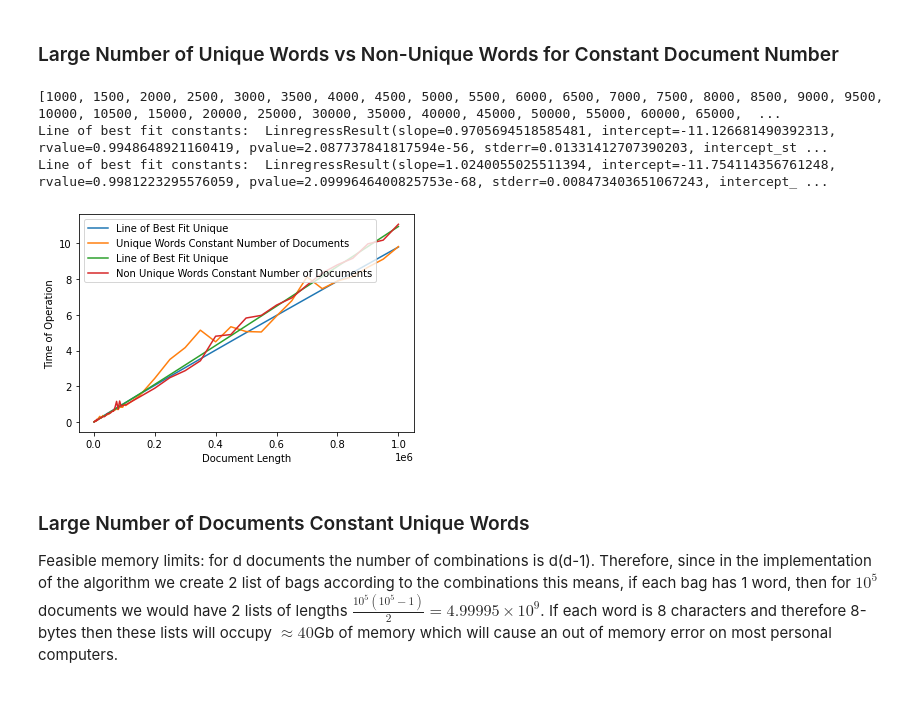
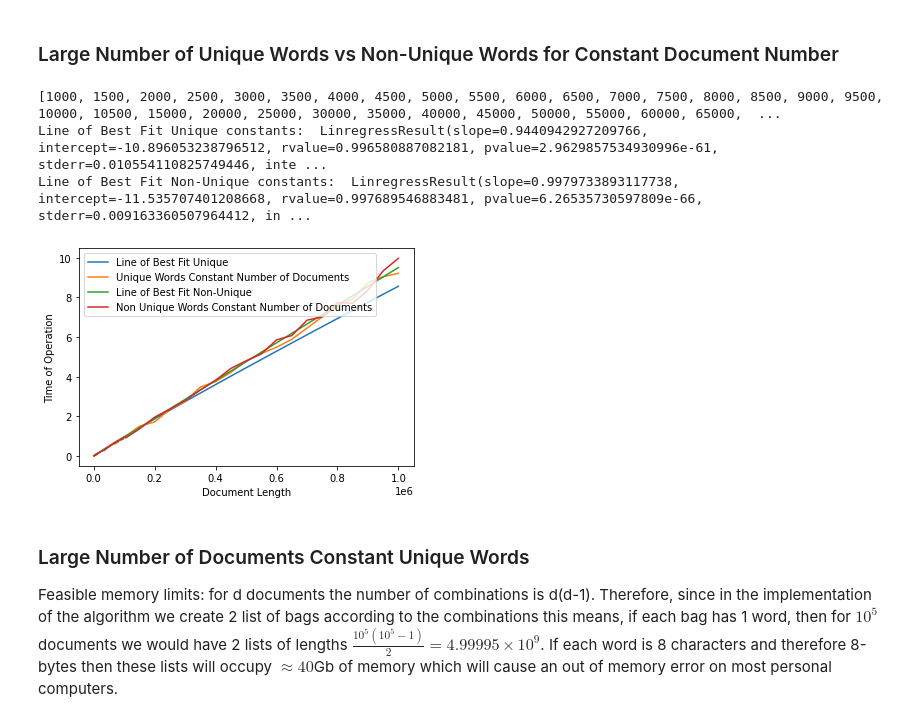
Before and after one commit to hwasc/ADS, a Jupyter notebook: ADS_report.ipynb, the cells around one changed output. Drawn from its saved outputs; the diff is of its cells as text; code cells hidden in the pictures.

```diff
--- a/ADS_report.ipynb
+++ b/ADS_report.ipynb
@@ -878,15 +831,10 @@ def number_of_docs_vs_time_constant_doc_length(word_list,\
     times = []
     number_of_docs = []
 
-    if unique_words:
-        word_selection_func = sample_n_words
-    else:
-        word_selection_func = choose_n_words
-
     for i in number_of_docs_range:
         docs = []
         for j in range(i):
-            docs.append(' '.join(word_selection_func(word_list, doc_length)))
+            docs.append(' '.join(choose_n_words(word_list, doc_length, unique_words)))
         results = timeit(compute_similarities, docs, similarity_function, repeats=1)
 
         times.append(results[1])
@@ -902,15 +850,10 @@ def doc_length_vs_time_constant_number_of_docs( word_list,\
     times = []
     doc_length = []
 
-    if unique_words:
-        word_selection_func = sample_n_words
-    else:
-        word_selection_func = choose_n_words
-
     for i in doc_length_range:
         docs = []
         for j in range(number_of_docs):
-            docs.append(' '.join(word_selection_func(word_list, i)))
+            docs.append(' '.join(choose_n_words(word_list, i, unique_words)))
         results = timeit(compute_similarities, docs, similarity_function, repeats=1)
 
         times.append(results[1])
@@ -980,36 +923,37 @@ doc_length_range = power_list(10, 3, 6, 20)
 print(doc_length_range)
 number_of_docs = 2
 unique_words = True
 similarity_function = "jaccard_similarity"
 plot_label = "Unique Words Constant Number of Documents"
 best_fit_plot_label = "Line of Best Fit Unique"
 
 plot_doc_length_vs_time_constant_number_of_docs(    words,\
                                                     doc_length_range,\
                                                     number_of_docs,\
                                                     unique_words,\
                                                     similarity_function,\
                                                     plot_label=plot_label,\
                                                     best_fit_plot_label=best_fit_plot_label)
 
+words = choose_n_words(list_of_words_1M, 1, True)
 unique_words = False
 plot_label = "Non Unique Words Constant Number of Documents"
 best_fit_plot_label = "Line of Best Fit Non-Unique"
 
 plot_doc_length_vs_time_constant_number_of_docs(    words,\
                                                     doc_length_range,\
                                                     number_of_docs,\
                                                     unique_words,\
                                                     similarity_function,\
                                                     plot_label=plot_label,\
                                                     best_fit_plot_label=best_fit_plot_label)
 
 plt.show()
 # %% [output]
 [1000, 1500, 2000, 2500, 3000, 3500, 4000, 4500, 5000, 5500, 6000, 6500, 7000, 7500, 8000, 8500, 9000, 9500, 10000, 10500, 15000, 20000, 25000, 30000, 35000, 40000, 45000, 50000, 55000, 60000, 65000,  ...
-Line of best fit constants:  LinregressResult(slope=0.9705694518585481, intercept=-11.126681490392313, rvalue=0.9948648921160419, pvalue=2.087737841817594e-56, stderr=0.01331412707390203, intercept_st ...
-Line of best fit constants:  LinregressResult(slope=1.0240055025511394, intercept=-11.754114356761248, rvalue=0.9981223295576059, pvalue=2.0999646400825753e-68, stderr=0.008473403651067243, intercept_ ...
+Line of Best Fit Unique constants:  LinregressResult(slope=0.9440942927209766, intercept=-10.896053238796512, rvalue=0.996580887082181, pvalue=2.9629857534930996e-61, stderr=0.010554110825749446, inte ...
+Line of Best Fit Non-Unique constants:  LinregressResult(slope=0.9979733893117738, intercept=-11.535707401208668, rvalue=0.997689546883481, pvalue=6.26535730597809e-66, stderr=0.009163360507964412, in ...
-[figure, old version]
+[figure, new version]
 # %% [markdown]
 ### Large Number of Documents Constant Unique Words
 
```
Also changed, not shown: parts of 13 cells of this notebook.
